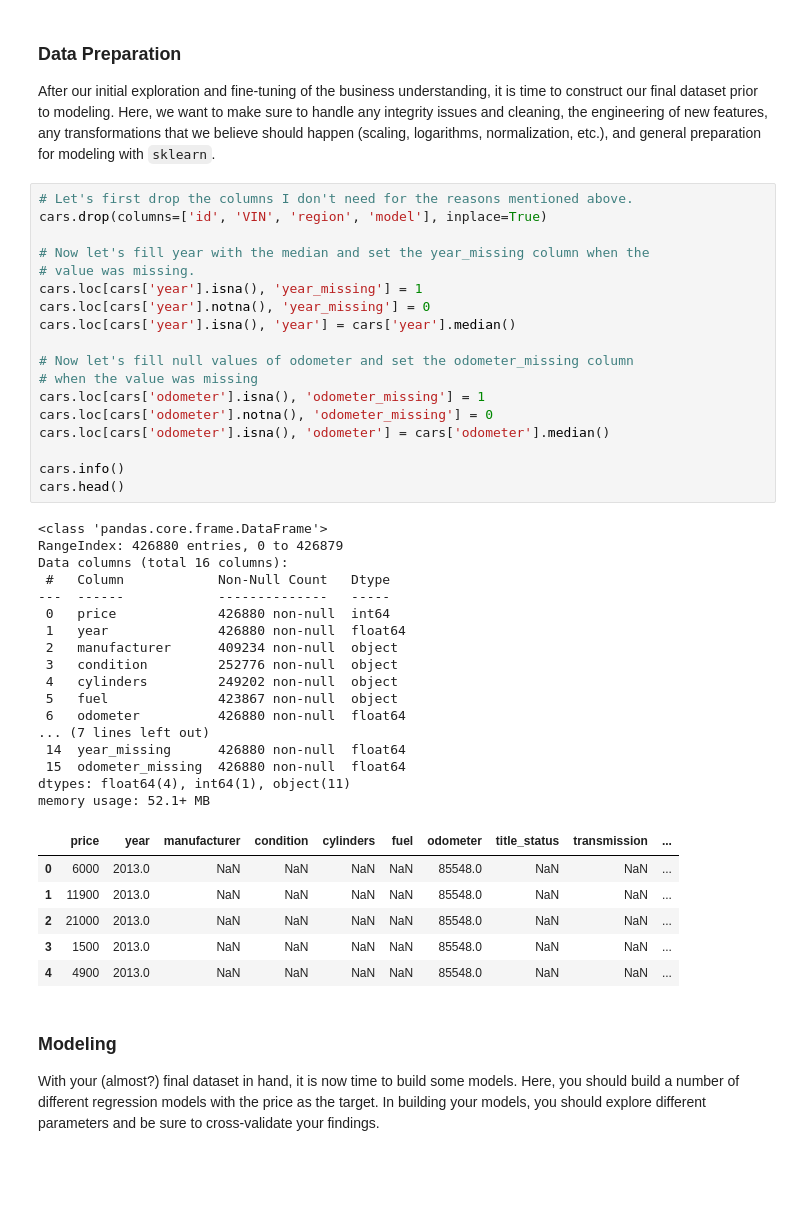
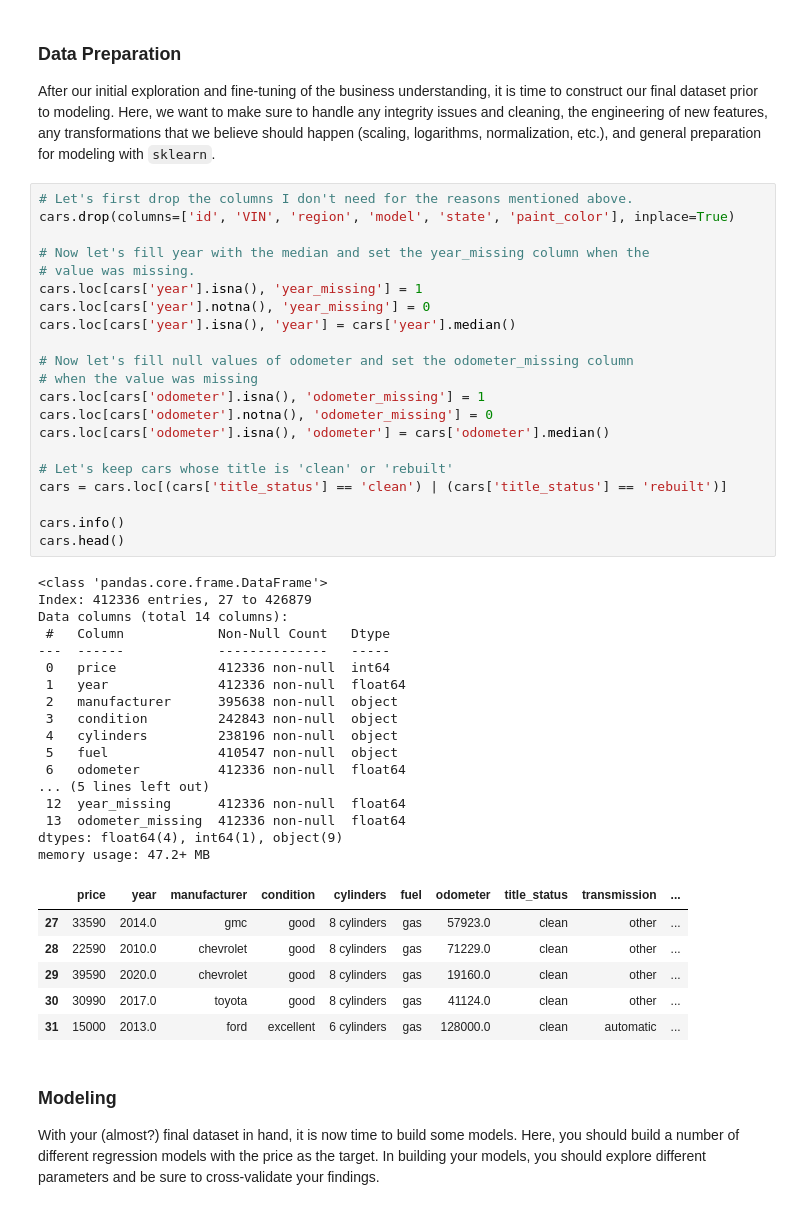
Before and after one commit to vegalopm/ml-assignment-mod11, a Jupyter notebook: prompt_II.ipynb, the cells around one changed output. Cells and saved outputs as stored; diff of their text form; blank space fills up the shorter version.

Commit message:
Updated columns to process to make the training faster.

```diff
--- a/prompt_II.ipynb
+++ b/prompt_II.ipynb
@@ -111,46 +111,49 @@ After analyzing the data, here are some conclusions I made:
 After our initial exploration and fine-tuning of the business understanding, it is time to construct our final dataset prior to modeling.  Here, we want to make sure to handle any integrity issues and cleaning, the engineering of new features, any transformations that we believe should happen (scaling, logarithms, normalization, etc.), and general preparation for modeling with `sklearn`.
 # %%
 # Let's first drop the columns I don't need for the reasons mentioned above.
-cars.drop(columns=['id', 'VIN', 'region', 'model'], inplace=True)
+cars.drop(columns=['id', 'VIN', 'region', 'model', 'state', 'paint_color'], inplace=True)
 
 # Now let's fill year with the median and set the year_missing column when the
 # value was missing.
 cars.loc[cars['year'].isna(), 'year_missing'] = 1
 cars.loc[cars['year'].notna(), 'year_missing'] = 0
 cars.loc[cars['year'].isna(), 'year'] = cars['year'].median()
 
 # Now let's fill null values of odometer and set the odometer_missing column
 # when the value was missing
 cars.loc[cars['odometer'].isna(), 'odometer_missing'] = 1
 cars.loc[cars['odometer'].notna(), 'odometer_missing'] = 0
 cars.loc[cars['odometer'].isna(), 'odometer'] = cars['odometer'].median()
 
+# Let's keep cars whose title is 'clean' or 'rebuilt'
+cars = cars.loc[(cars['title_status'] == 'clean') | (cars['title_status'] == 'rebuilt')]
+
 cars.info()
 cars.head()
 # %% [output]
 <class 'pandas.core.frame.DataFrame'>
-RangeIndex: 426880 entries, 0 to 426879
-Data columns (total 16 columns):
+Index: 412336 entries, 27 to 426879
+Data columns (total 14 columns):
  #   Column            Non-Null Count   Dtype
 ---  ------            --------------   -----
- 0   price             426880 non-null  int64
- 1   year              426880 non-null  float64
- 2   manufacturer      409234 non-null  object
- 3   condition         252776 non-null  object
- 4   cylinders         249202 non-null  object
- 5   fuel              423867 non-null  object
- 6   odometer          426880 non-null  float64
-... (7 lines left out)
- 14  year_missing      426880 non-null  float64
- 15  odometer_missing  426880 non-null  float64
-dtypes: float64(4), int64(1), object(11)
-memory usage: 52.1+ MB
+ 0   price             412336 non-null  int64
+ 1   year              412336 non-null  float64
+ 2   manufacturer      395638 non-null  object
+ 3   condition         242843 non-null  object
+ 4   cylinders         238196 non-null  object
+ 5   fuel              410547 non-null  object
+ 6   odometer          412336 non-null  float64
+... (5 lines left out)
+ 12  year_missing      412336 non-null  float64
+ 13  odometer_missing  412336 non-null  float64
+dtypes: float64(4), int64(1), object(9)
+memory usage: 47.2+ MB
 |  | price | year | manufacturer | condition | cylinders | fuel | odometer | title_status | transmission | ... |
-| 0 | 6000 | 2013.0 | NaN | NaN | NaN | NaN | 85548.0 | NaN | NaN | ... |
-| 1 | 11900 | 2013.0 | NaN | NaN | NaN | NaN | 85548.0 | NaN | NaN | ... |
-| 2 | 21000 | 2013.0 | NaN | NaN | NaN | NaN | 85548.0 | NaN | NaN | ... |
-| 3 | 1500 | 2013.0 | NaN | NaN | NaN | NaN | 85548.0 | NaN | NaN | ... |
-| 4 | 4900 | 2013.0 | NaN | NaN | NaN | NaN | 85548.0 | NaN | NaN | ... |
+| 27 | 33590 | 2014.0 | gmc | good | 8 cylinders | gas | 57923.0 | clean | other | ... |
+| 28 | 22590 | 2010.0 | chevrolet | good | 8 cylinders | gas | 71229.0 | clean | other | ... |
+| 29 | 39590 | 2020.0 | chevrolet | good | 8 cylinders | gas | 19160.0 | clean | other | ... |
+| 30 | 30990 | 2017.0 | toyota | good | 8 cylinders | gas | 41124.0 | clean | other | ... |
+| 31 | 15000 | 2013.0 | ford | excellent | 6 cylinders | gas | 128000.0 | clean | automatic | ... |
 # %% [markdown]
 ### Modeling
 
```
Also changed, not shown: parts of 2 cells of this notebook.
